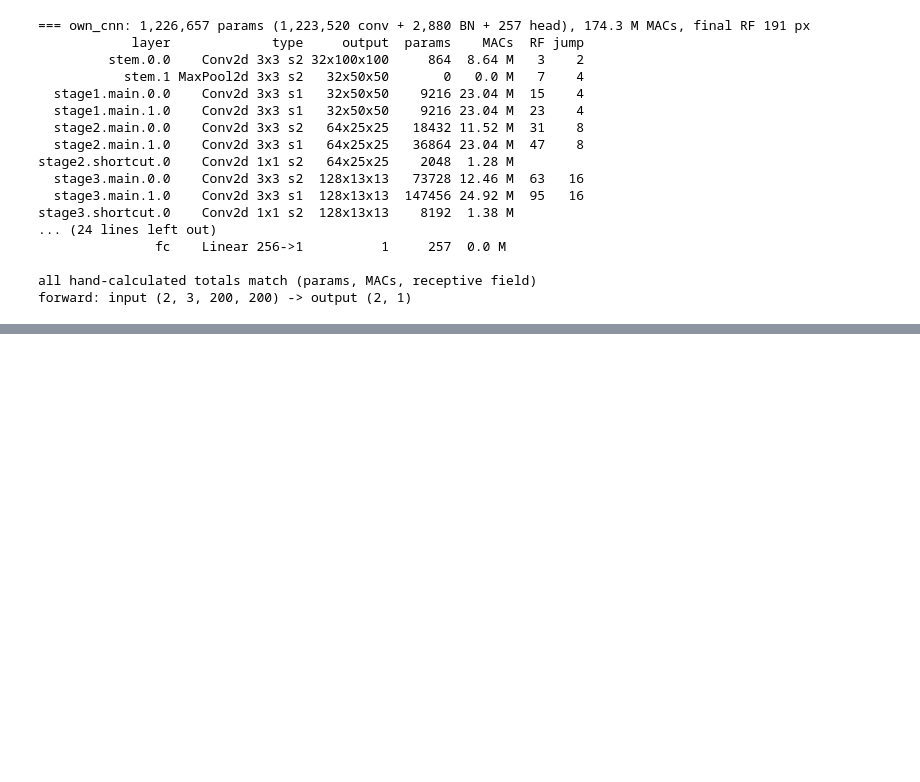
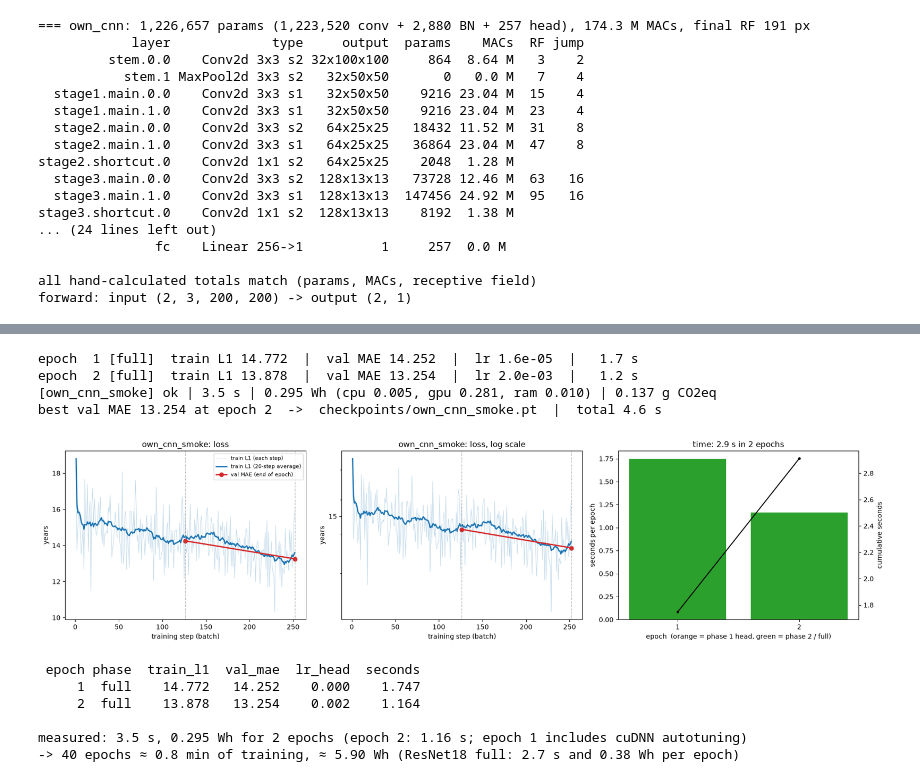
Before and after one commit to fouad1233/CSE655_Deep_Learning_Project, a Jupyter notebook: src/02_pipeline.ipynb, the cells around one changed output, grey strips where cells are left out. Drawn from its saved outputs; the diff is of its cells as text; code cells hidden in the pictures; blank space fills up the shorter version.

```diff
--- a/src/02_pipeline.ipynb
+++ b/src/02_pipeline.ipynb
@@ -1704,0 +1709,25 @@ forward: input (2, 3, 200, 200) -> output (2, 1)
+# %%
+SMOKE_RUN = "own_cnn_smoke"
+if not already_logged(SMOKE_RUN):
+    _ = train_model("own_cnn", SMOKE_RUN, strategy="full", kind="test", max_epochs=2, warmup_epochs=1,
+                    lr_head=2e-3, lr_backbone=2e-3)
+r = pd.read_csv(RUNS_CSV).set_index("run").loc[SMOKE_RUN]
+h = pd.read_csv(TRAIN_LOG_DIR / f"{SMOKE_RUN}.csv")
+print(h.round(3).to_string(index=False))
+wh_epoch = 1000 * r.energy_kwh / r.epochs_run
+print(f"\nmeasured: {r.duration_s:.1f} s, {1000 * r.energy_kwh:.3f} Wh for {r.epochs_run:.0f} epochs "
+      f"(epoch 2: {h.seconds.iloc[-1]:.2f} s; epoch 1 includes cuDNN autotuning)")
+print(f"-> 40 epochs ≈ {40 * h.seconds.iloc[-1] / 60:.1f} min of training, ≈ {40 * wh_epoch:.2f} Wh "
+      f"(ResNet18 full: 2.7 s and 0.38 Wh per epoch)")
+# %% [output]
+epoch  1 [full]  train L1 14.772  |  val MAE 14.252  |  lr 1.6e-05  |   1.7 s
+epoch  2 [full]  train L1 13.878  |  val MAE 13.254  |  lr 2.0e-03  |   1.2 s
+[own_cnn_smoke] ok | 3.5 s | 0.295 Wh (cpu 0.005, gpu 0.281, ram 0.010) | 0.137 g CO2eq
+best val MAE 13.254 at epoch 2  ->  checkpoints/own_cnn_smoke.pt  |  total 4.6 s
+[figure, added]
+ epoch phase  train_l1  val_mae  lr_head  seconds
+     1  full    14.772   14.252    0.000    1.747
+     2  full    13.878   13.254    0.002    1.164
+
+measured: 3.5 s, 0.295 Wh for 2 epochs (epoch 2: 1.16 s; epoch 1 includes cuDNN autotuning)
+-> 40 epochs ≈ 0.8 min of training, ≈ 5.90 Wh (ResNet18 full: 2.7 s and 0.38 Wh per epoch)
```
Also changed, not shown: parts of 1 cell of this notebook, 5 other files.
